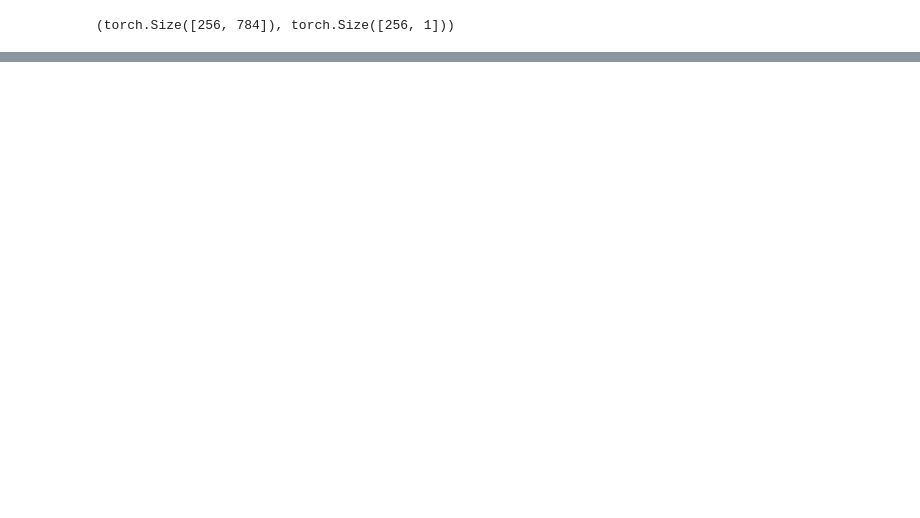
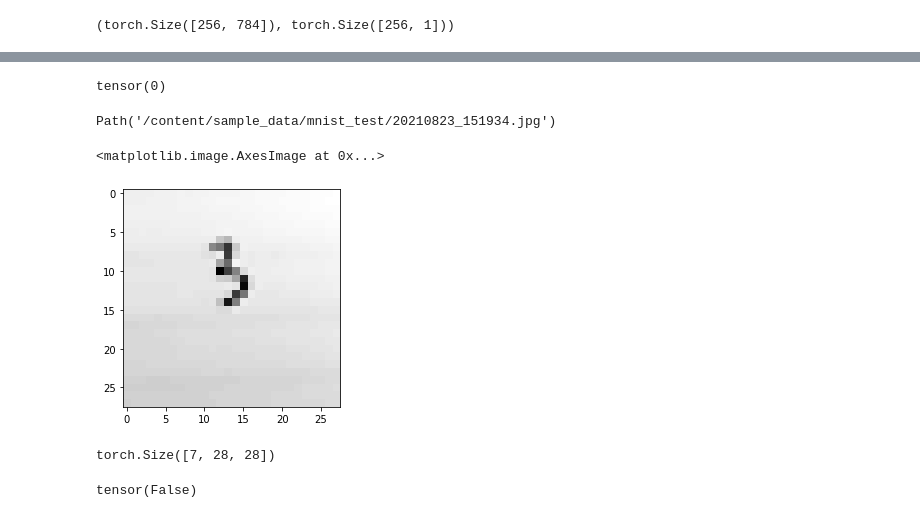
Before and after one commit to Nick-palmar/fast_book, a Jupyter notebook: 04_mnist_full.ipynb, the cells around one changed output, grey strips where cells are left out. Drawn from its saved outputs; the diff is of its cells as text; code cells hidden in the pictures; blank space fills up the shorter version.

```diff
--- a/04_mnist_full.ipynb
+++ b/04_mnist_full.ipynb
@@ -179,0 +283,32 @@ def epoch_acc(valid_dl, model):
+# %%
+# see if the model predicts 0
+simple_net(x_0).argmax()
+# %% [output]
+tensor(0)
+# %%
+# os.chdir('C:/Users')
+path = Path('/content')
+im_paths = (path/'sample_data'/'mnist_test').ls()
+# %%
+im_1 = im_paths[0]
+im_1
+# %% [output]
+Path('/content/sample_data/mnist_test/20210823_151934.jpg')
+# %%
+
+img =  255-tensor(Image.open(im_paths[0]).convert('L').resize((28, 28)))
+plt.imshow(img)
+# %% [output]
+<matplotlib.image.AxesImage at 0x...>
+[figure, added]
+# %%
+get_tensors_from_path_list = lambda path_list: torch.stack([255-tensor(Image.open(file_url).resize((28, 28)).convert('L')) for file_url in path_list]).float()/255
+
+im_tens = get_tensors_from_path_list(im_paths)
+im_tens.shape
+# %% [output]
+torch.Size([7, 28, 28])
+# %%
+torch.all(im_tens[0] == img.float()/255)
+# %% [output]
+tensor(False)
```
Also changed, not shown: parts of 31 cells of this notebook.
